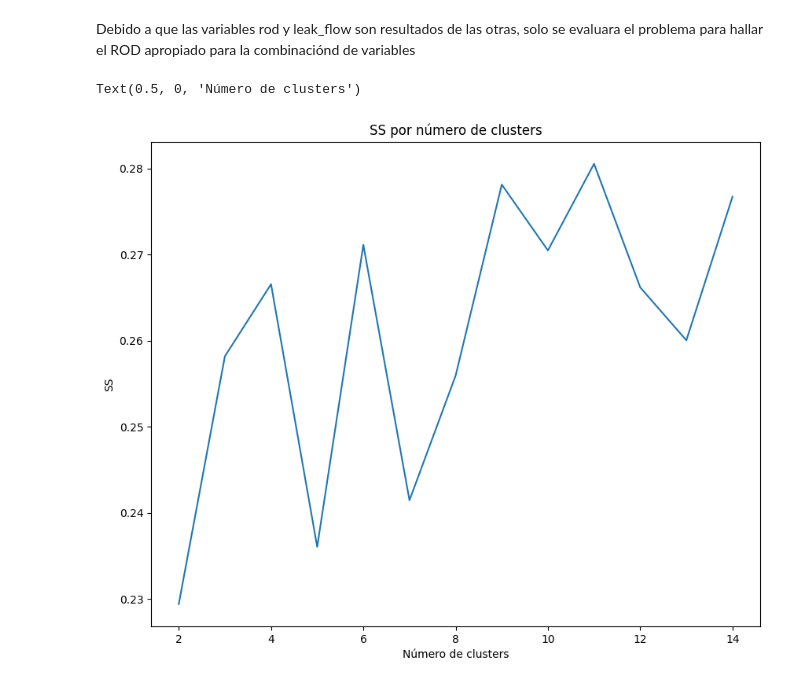
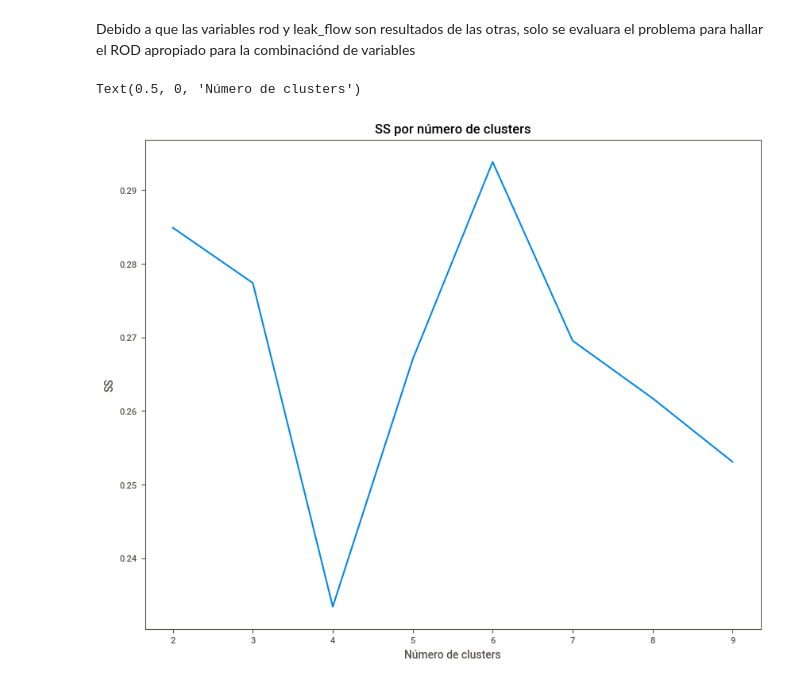
Before and after one commit to lllerena2/ma-final-project, a Jupyter notebook: eda/EDA_ROD_ANCO.ipynb, the cells around one changed output. Cells and saved outputs as stored; diff of their text form; code cells hidden in the pictures.

```diff
--- a/eda/EDA_ROD_ANCO.ipynb
+++ b/eda/EDA_ROD_ANCO.ipynb
@@ -58,21 +61,22 @@ Debido a que las variables rod y leak_flow son resultados de las otras, solo se
 # %%
 #rod.drop(columns=['ID','leak_flow'], inplace=True)
 #rod_f = rod.drop(columns=['ID','rod'])
-rod_rod = rod.drop(columns=['ID','leak_flow'])
+#rod_rod = rod.drop(columns=['ID','leak_flow'])
+rod_rod = rod.drop(columns=['ID'])
 rod.drop(columns=['ID'], inplace=True)
 rod_nor = preprocessing.scale(rod_rod)
 # %%
 plt.figure(figsize=(10,8))
 ss =[]
-maxRange = 15
+maxRange = 10
 for i in range(2,maxRange):
   kmeans = KMeans(n_clusters=i, init='k-means++')
   kmeans.fit(rod_nor)
   ss.append(silhouette_score(rod_nor, kmeans.labels_))
 plt.plot(range(2,maxRange), ss)
 plt.title('SS por número de clusters')
 plt.ylabel('SS')
 plt.xlabel('Número de clusters')
 # %% [output]
 Text(0.5, 0, 'Número de clusters')
-[figure, old version]
+[figure, new version]
```
Also changed, not shown: parts of 56 cells of this notebook, 1 other file.
